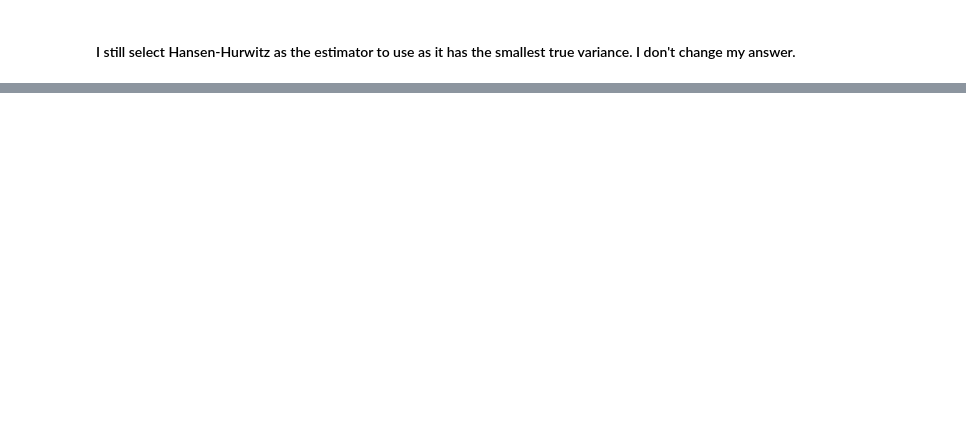
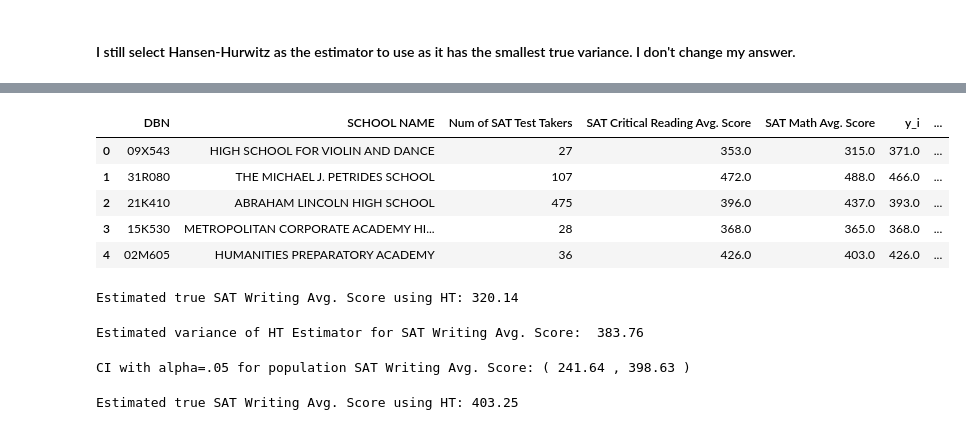
Before and after one commit to abachhu/stat440_project, a Jupyter notebook: stat440_report3.ipynb, the cells around one changed output, grey strips where cells are left out. Cells and saved outputs as stored; diff of their text form; code cells hidden in the pictures; blank space fills up the shorter version.

```diff
--- a/stat440_report3.ipynb
+++ b/stat440_report3.ipynb
@@ -382,0 +450,3 @@ True variance of GUP Estimator for SAT Writing Avg. Score:  31.32
+# %%
+# Creating probabilities proportional to Avg Critical Reading score as it has high correlation
+df["probs"] = df["SAT Critical Reading Avg. Score"] / df["SAT Critical Reading Avg. Score"].sum()
@@ -382,0 +462,8 @@ True variance of GUP Estimator for SAT Writing Avg. Score:  31.32
+# %%
+# Sample size
+n = 80
+seed = 42
+sampled_df = df.sample(n=n, weights=df["probs"], replace=True, random_state=seed)
+# %%
+sampled_df.reset_index(drop=True, inplace=True)
+sampled_df.head()
@@ -382,0 +522,3 @@ True variance of GUP Estimator for SAT Writing Avg. Score:  31.32
+# %%
+sampled_df["pi_i"] = 1 - (1 - sampled_df["probs"])**n
+sampled_df[["SAT Writing Avg. Score", "probs", "pi_i"]].head()
@@ -382,0 +532,64 @@ True variance of GUP Estimator for SAT Writing Avg. Score:  31.32
+# %%
+# quick renaming to make stuff easier to work with
+sampled_df.rename(columns={'SAT Writing Avg. Score':'y_i',
+                           'probs':'p_i'},
+                  inplace=True)
+sampled_df.head()
+# %% [output]
+|  | DBN | SCHOOL NAME | Num of SAT Test Takers | SAT Critical Reading Avg. Score | SAT Math Avg. Score | y_i | ... |
+| 0 | 09X543 | HIGH SCHOOL FOR VIOLIN AND DANCE | 27 | 353.0 | 315.0 | 371.0 | ... |
+| 1 | 31R080 | THE MICHAEL J. PETRIDES SCHOOL | 107 | 472.0 | 488.0 | 466.0 | ... |
+| 2 | 21K410 | ABRAHAM LINCOLN HIGH SCHOOL | 475 | 396.0 | 437.0 | 393.0 | ... |
+| 3 | 15K530 | METROPOLITAN CORPORATE ACADEMY HI... | 28 | 368.0 | 365.0 | 368.0 | ... |
+| 4 | 02M605 | HUMANITIES PREPARATORY ACADEMY | 36 | 426.0 | 403.0 | 426.0 | ... |
+# %%
+# Get vs
+sampled_df_unique = sampled_df.drop_duplicates(subset=['y_i'])
+sampled_df_unique.reset_index(inplace=True)
+n_v = len(sampled_df_unique)
+
+HT_mu_est = (1 / N) * sum(sampled_df_unique['y_i'] / sampled_df_unique['pi_i'])
+print("Estimated true SAT Writing Avg. Score using HT:", round(HT_mu_est, 2))
+# %% [output]
+Estimated true SAT Writing Avg. Score using HT: 320.14
+# %%
+first_component = sum(((1 - sampled_df_unique['pi_i']) / sampled_df_unique['pi_i']**2) * (sampled_df_unique['y_i']**2))
+
+second_component = 0
+for i in range(n_v):
+  for j in range(n_v):
+    if i != j:
+        pi_i  = sampled_df_unique.loc[i, 'pi_i']
+        pi_j  = sampled_df_unique.loc[j, 'pi_i']
+        p_i   = sampled_df_unique.loc[i, 'p_i']
+        p_j   = sampled_df_unique.loc[j, 'p_i']
+        y_i   = sampled_df_unique.loc[i, 'y_i']
+        y_j   = sampled_df_unique.loc[j, 'y_i']
+        pi_ij = (pi_i + pi_j - 1) + (1 - p_i - p_j)**n
+
+        second_component += ((pi_ij - (pi_i * pi_j)) / (pi_i * pi_j)) * ((y_i * y_j) / (pi_ij))
+
+HT_mu_var_est = (1 / (N**2)) * (first_component + second_component)
+
+print("Estimated variance of HT Estimator for SAT Writing Avg. Score: ", round(HT_mu_var_est, 2))
+# %% [output]
+Estimated variance of HT Estimator for SAT Writing Avg. Score:  383.76
+# %%
+alpha = .05
+
+t_crit = t.ppf(1 - (alpha / 2), n_v - 1)
+StdErr = t_crit * np.sqrt(HT_mu_var_est)
+
+HT_CI = HT_mu_est - (t_crit * StdErr), HT_mu_est + (t_crit * StdErr)
+print("CI with alpha=.05 for population SAT Writing Avg. Score: (", round(HT_CI[0], 2), ",", round(HT_CI[1], 2), ")")
+# %% [output]
+CI with alpha=.05 for population SAT Writing Avg. Score: ( 241.64 , 398.63 )
+# %%
+y_i = sampled_df_unique['y_i']
+pi_i = sampled_df_unique['pi_i']
+
+GUP_mu_est = sum(y_i / pi_i) / sum(1 / pi_i)
+
+print("Estimated true SAT Writing Avg. Score using HT:", round(GUP_mu_est, 2))
+# %% [output]
+Estimated true SAT Writing Avg. Score using HT: 403.25
```
Also changed, not shown: parts of 24 cells of this notebook.
